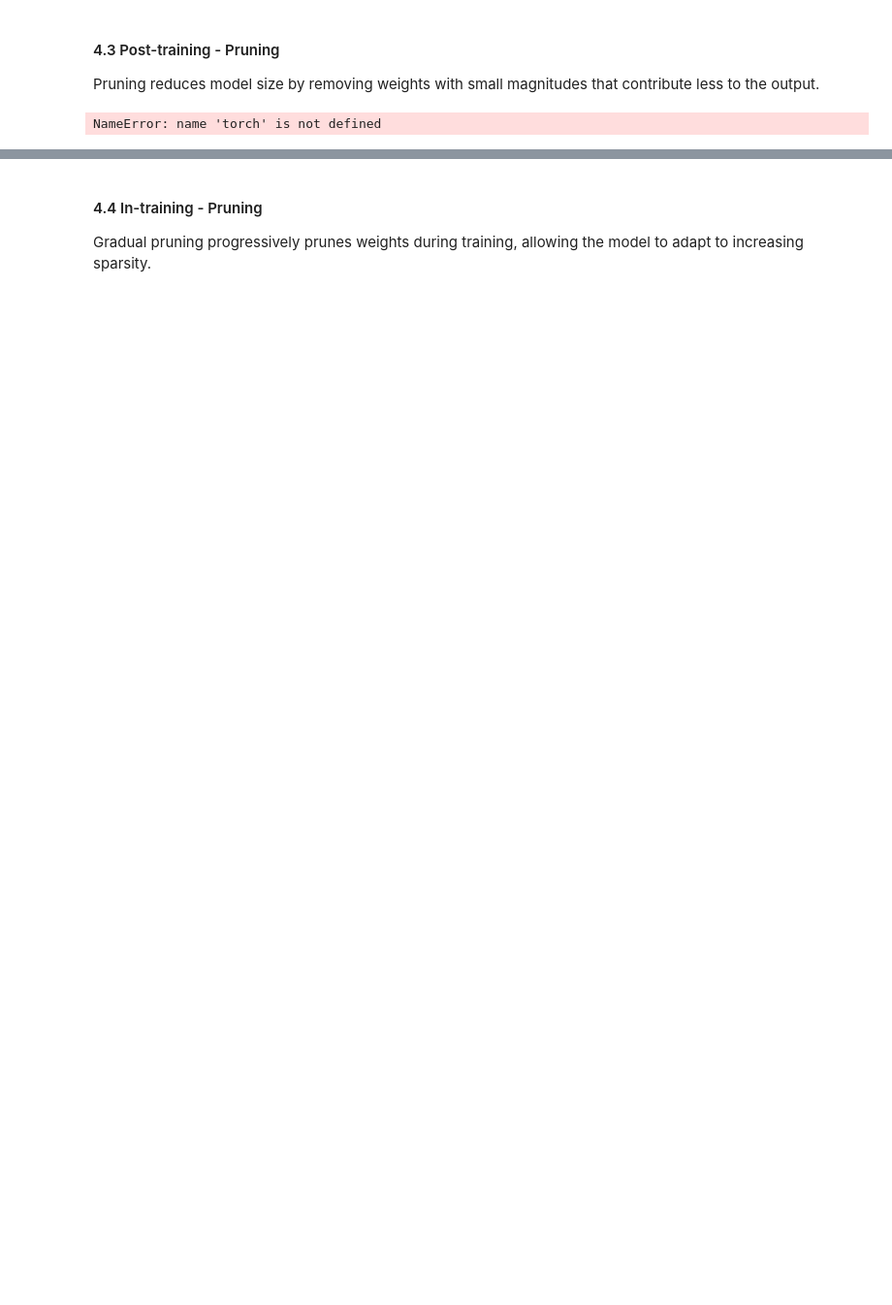
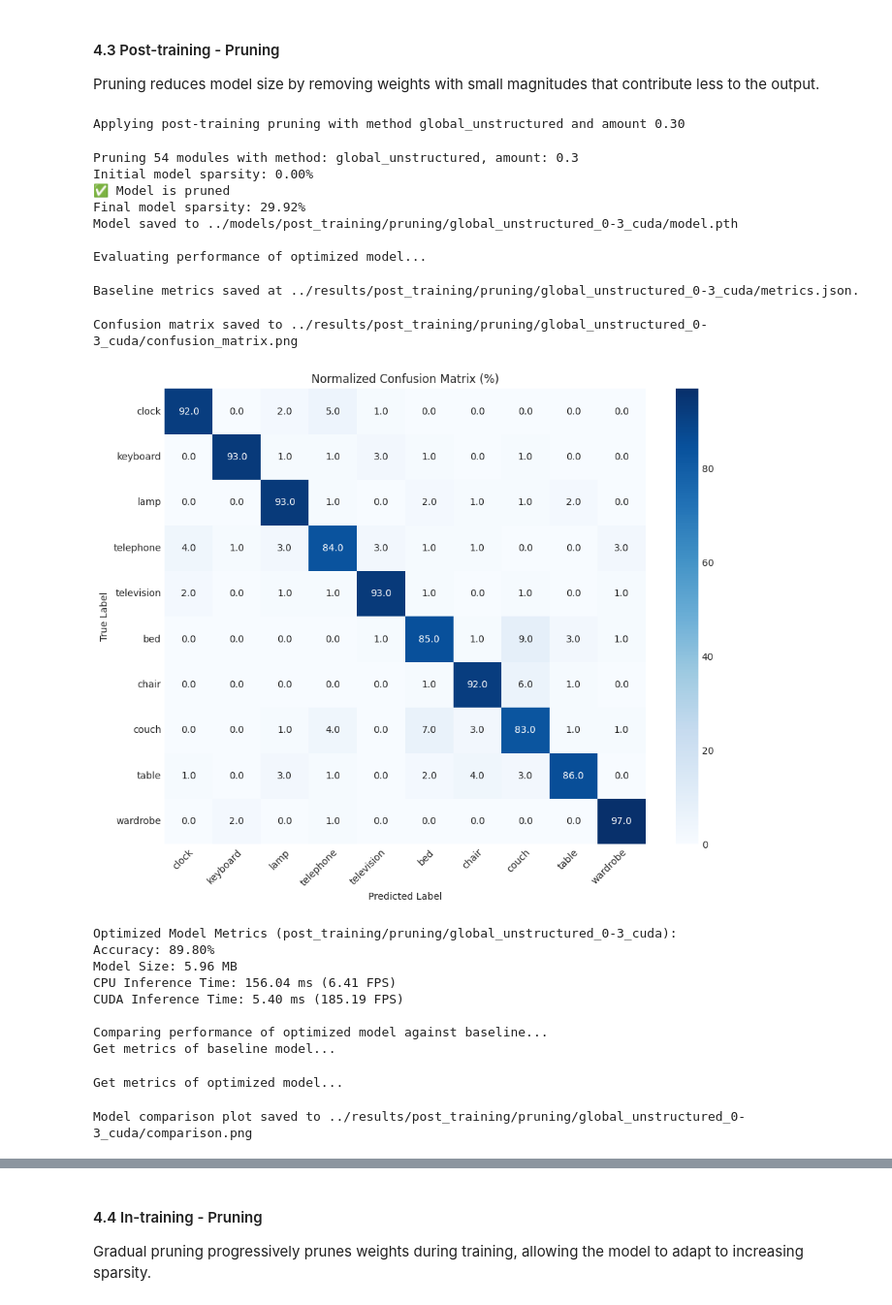
Before and after one commit to vrajkumar128/udacisense, a Jupyter notebook: notebooks/02_compression.ipynb, the cells around one changed output, grey strips where cells are left out. Shown at 97% size. Saved outputs shown, nothing was run; the diff lists cells and outputs as text; code cells hidden in the pictures; blank space fills up the shorter version.

Commit message:
fix in-training pruning

```diff
--- a/notebooks/02_compression.ipynb
+++ b/notebooks/02_compression.ipynb
@@ -519,32 +540,52 @@ def apply_post_training_pruning(config):
     comparison_results = compare_optimized_model_to_baseline(
         baseline_model,
         pruned_model,
         experiment_name,
         test_loader,
         class_names,
         device=device,
     )
 
     return pruned_model, comparison_results, experiment_name
 
 
 # Apply post-training pruning
 ## Find info at https://pytorch.org/tutorials/intermediate/pruning_tutorial.html
 
 ## TODO: Experiment with different configurations
 ## We recommend testing pruning with various ratios
 ## Feel free to add more configuration parameters (and update the script in `compression/` folder accordingly)
 config = {
-    'pruning_method': 'l1_unstructured',  # String
+    'pruning_method': 'global_unstructured',  # String
     'amount': 0.3,  # Float
     'modules_to_prune': None,  # (Optional) List
     'n': None,  # (Optional: Used for ln_structured pruning) Int
     'dim': None,  # Optional: Used for ln_structured pruning) Int
     'custom_pruning_fn': None,  # (Optional) Fn
     'device': torch.device('cuda' if torch.cuda.is_available() else 'cpu'),  # Define with torch.device()
 }
 
 # Optimize and evaluate model
 pruned_model, pruned_results, experiment_name = apply_post_training_pruning(config)
 # %% [output]
-NameError: name 'torch' is not defined
+Applying post-training pruning with method global_unstructured and amount 0.30
+Pruning 54 modules with method: global_unstructured, amount: 0.3
+Initial model sparsity: 0.00%
+✅ Model is pruned
+Final model sparsity: 29.92%
+Model saved to ../models/post_training/pruning/global_unstructured_0-3_cuda/model.pth
+
+Evaluating performance of optimized model...
+Baseline metrics saved at ../results/post_training/pruning/global_unstructured_0-3_cuda/metrics.json.
+Confusion matrix saved to ../results/post_training/pruning/global_unstructured_0-3_cuda/confusion_matrix.png
+[figure, added]
+Optimized Model Metrics (post_training/pruning/global_unstructured_0-3_cuda):
+Accuracy: 89.80%
+Model Size: 5.96 MB
+CPU Inference Time: 156.04 ms (6.41 FPS)
+CUDA Inference Time: 5.40 ms (185.19 FPS)
+
+Comparing performance of optimized model against baseline...
+Get metrics of baseline model...
+Get metrics of optimized model...
+Model comparison plot saved to ../results/post_training/pruning/global_unstructured_0-3_cuda/comparison.png
```
Also changed, not shown: parts of 4 cells of this notebook, 27 other files.
